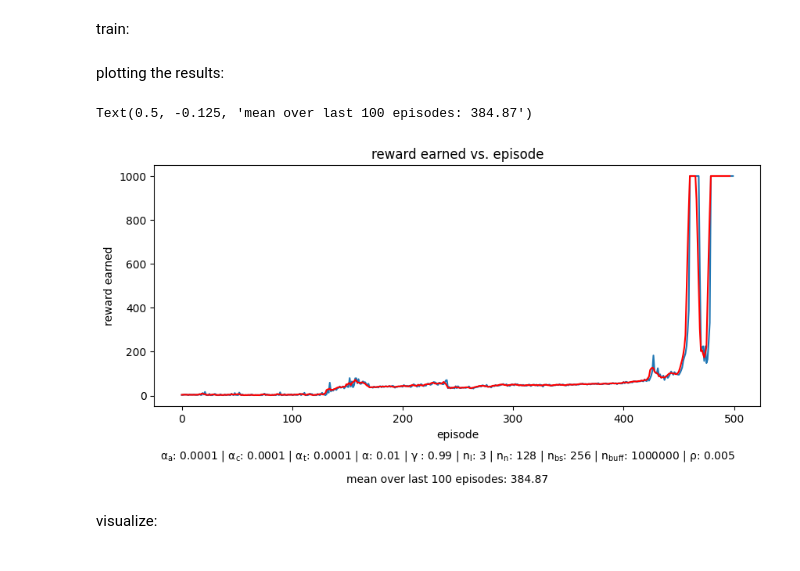
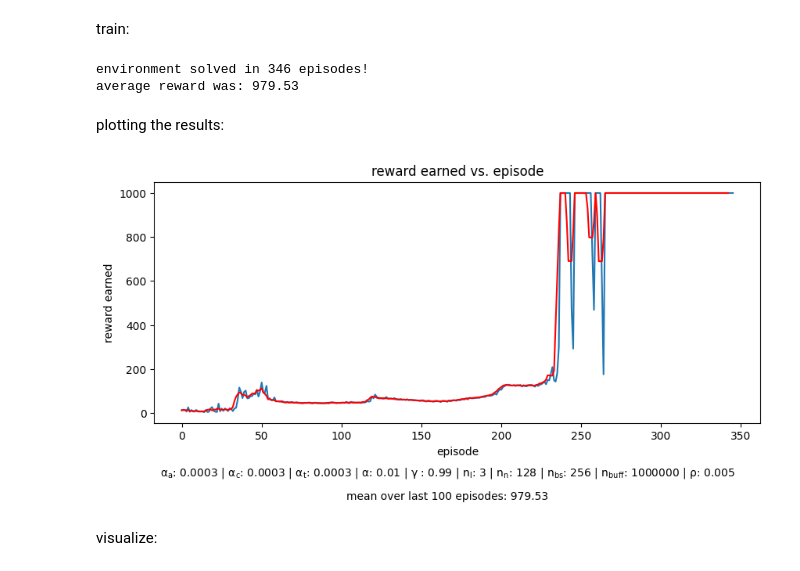
Before and after one commit to MattTidd/rl_experimentation, a Jupyter notebook: gymnasium_environments/inverted_pendulum/SAC/sac_training.ipynb, the cells around one changed output. Saved outputs shown, nothing was run; the diff lists cells and outputs as text; code cells hidden in the pictures.

Commit message:
reduced the action scaling. need to add a way to robustly do this though. also added delayed actor and temperature updating. added saving figure as well

```diff
--- a/gymnasium_environments/inverted_pendulum/SAC/sac_training.ipynb
+++ b/gymnasium_environments/inverted_pendulum/SAC/sac_training.ipynb
@@ -215,7 +215,7 @@ class SAC_Agent:
             zs = tf.random.normal(tf.shape(means))                              # sample the standard normal distribution
             pre_tanh = means + stds * zs                                        # location-scale from N(0, 1) to N(μ, σ^2), prior to tanh squashing
             next_actions = tf.tanh(pre_tanh)                                    # reparameterize using reparameterization trick
-            scaled_next_actions = next_actions * self.env.action_space.high     # scale to within the action-space
+            scaled_next_actions = next_actions * np.array(0.5, dtype = np.float32)     # scale to within the action-space
 
             # 2) need to compute the log-prob with the tanh correction:
             logp = -0.5 * (zs**2 + 2 * log_stds + np.log(2 * np.pi))    # log-probability of sampling pre-tanh
@@ -265,7 +265,7 @@ class SAC_Agent:
             zs = tf.random.normal(tf.shape(means))                      # sample the standard normal distribution
             pre_tanh = means + stds * zs                                # location scaale from N(0, 1) to N(μ, σ^2), prior to tanh squashing
             actions = tf.tanh(pre_tanh)                                 # reparameterize using reparameterization trick
-            scaled_actions = actions * self.env.action_space.high       # scale to within the action-space
+            scaled_actions = actions * np.array(0.5, dtype = np.float32)       # scale to within the action-space
 
             # 2) need to compute the log-prob with the tanh correction:
             logp = -0.5 * (zs**2 + 2*log_stds + np.log(2 * np.pi))      # log-probability of sampling pre-tanh
@@ -360,7 +360,7 @@ class SAC_Agent:
                 std = tf.exp(log_std)                                           # convert from log_std to std
                 z = tf.random.normal(shape = tf.shape(mean))                    # sample the standard normal distribution
                 pre_tanh = mean + std*z                                         # use location-scaling to go from N(0,1) to N(μ, σ^2)
-                action = tf.tanh(pre_tanh)[0] * self.env.action_space.high      # squash using tanh, scale action into action bounds
+                action = tf.tanh(pre_tanh)[0] * np.array(0.5, dtype = np.float32)      # squash using tanh, scale action into action bounds
 
                 # 2) EXECUTE ACTION ON ENVIRONMENT:
                 next_obs, reward, term, trunc, _ = self.env.step(action)
@@ -397,8 +397,11 @@ class SAC_Agent:
 
                         # 8) GRADIENT STEP TO UPDATE NETWORKS:
                         self.critic_update(states, rewards, actions, next_states, dones)
-                        self.actor_update(states)
-                        self.temp_update(states)
+
+                        if int(self.step_counter) % 2 == 0:
+                            self.actor_update(states)
+                            self.temp_update(states)
+
                         self.polyak_update()
 
             # 9) ADVANCE REWARD HISTORY:
@@ -435,9 +438,9 @@ class SAC_Agent:
 define stuff:
 # %%
 # define hyperparameters:
-lr_a = 1e-4
-lr_c = 1e-4
-lr_t = 1e-4
+lr_a = 3e-4
+lr_c = 3e-4
+lr_t = 3e-4
 alpha = 0.01
 gamma = 0.99
 layers = 3
@@ -449,12 +452,12 @@ polyak_coefficient = 0.005
 target_update_interval = 1
 
 warmup_length = 10000
-training_length = 500
+training_length = 1000
 
 # training parameters:
-desired_score = 950
+desired_score = 975
 over_last = 100
-min_train = training_length / 2
+min_train = 100
 
 base_path = os.path.join(os.getcwd(), "weights")
 model_path = os.path.join(base_path, f"inverted_pendulum_{len(os.listdir(base_path)) + 1}")
@@ -500,7 +503,7 @@ for _ in tqdm(range(warmup_length), ncols = 100, colour = "#33FF00", desc = "war
     std = tf.exp(log_std)                                           # convert from log_std to std
     z = tf.random.normal(shape = tf.shape(mean))                    # sample the standard normal distribution
     pre_tanh = mean + std*z                                         # use location-scaling to go from N(0,1) to N(μ, σ^2)
-    action = tf.tanh(pre_tanh)[0] * agent.env.action_space.high     # squash action using tanh, scale action into action bounds
+    action = tf.tanh(pre_tanh)[0] * np.array(0.5, dtype = np.float32)     # squash action using tanh, scale action into action bounds
 
     # 2) ACT ON THE ENVIRONMENT:
     next_obs, reward, term, trunc, _ = agent.env.step(action)
@@ -514,30 +517,39 @@ for _ in tqdm(range(warmup_length), ncols = 100, colour = "#33FF00", desc = "war
 # %% [markdown]
 train:
 # %%
-reward_history = agent.training(training_length = training_length)
+reward_history = agent.training(training_length = training_length, train_metrics = train_metrics)
+# %% [output]
+environment solved in 346 episodes!
+average reward was: 979.53
 # %% [markdown]
 plotting the results:
 # %%
 # moving average function:
 def moving_average(interval, window_size):
     window = np.ones(int(window_size)) / float(window_size)
     return np.convolve(interval, window, 'valid')
 
 filtered_data = moving_average(reward_history, 4)
 last_few = np.mean(reward_history[-over_last:]).round(3)
 
 figure = plt.figure(figsize = (10, 4))
 plt.plot(reward_history)
 plt.plot(filtered_data, 'r-')
 plt.minorticks_on
 plt.title('reward earned vs. episode')
 plt.xlabel('episode')
 plt.ylabel(f'reward earned')
 plt.figtext(x = 0.5, y = -0.05, s = fr"$\mathrm{{\alpha_a}}$: {lr_a} | $\mathrm{{\alpha_c}}$: {lr_c} | $\mathrm{{\alpha_t}}$: {lr_t} | $\mathrm{{\alpha}}$: {alpha} | $\mathrm{{\gamma}}$ : {gamma} | $\mathrm{{n_l}}$: {layers} | $\mathrm{{n_n}}$: {neurons} | $\mathrm{{n_{{bs}}}}$: {batch_size} | $\mathrm{{n_{{buff}}}}$: {buffer_size} | $\mathrm{{\rho}}$: {polyak_coefficient}", ha = 'center', va = 'center')
 plt.figtext(x = 0.5, y = -0.125, s = fr"mean over last {over_last} episodes: {last_few}", ha = 'center', va = 'center')
+
+# save figure:
+if len(model_path) != 0:
+    try:
+        plt.savefig(f"{model_path}/reward_episode_plot.png", bbox_inches = 'tight')
+    except Exception as e:
+        print(f"could not save: {e}")
 # %% [output]
-Text(0.5, -0.125, 'mean over last 100 episodes: 384.87')
-[figure, old version]
+[figure, new version]
 # %% [markdown]
 visualize:
 # %%
```
Also changed, not shown: parts of 1 cell of this notebook.
